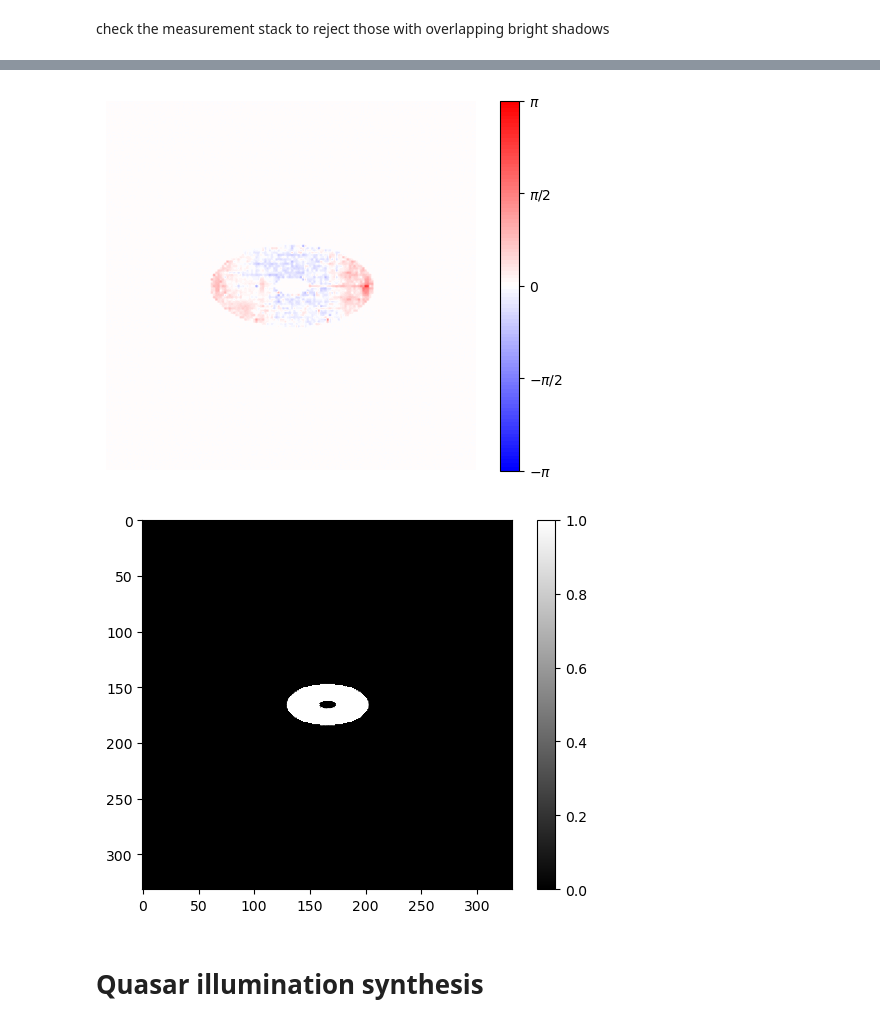
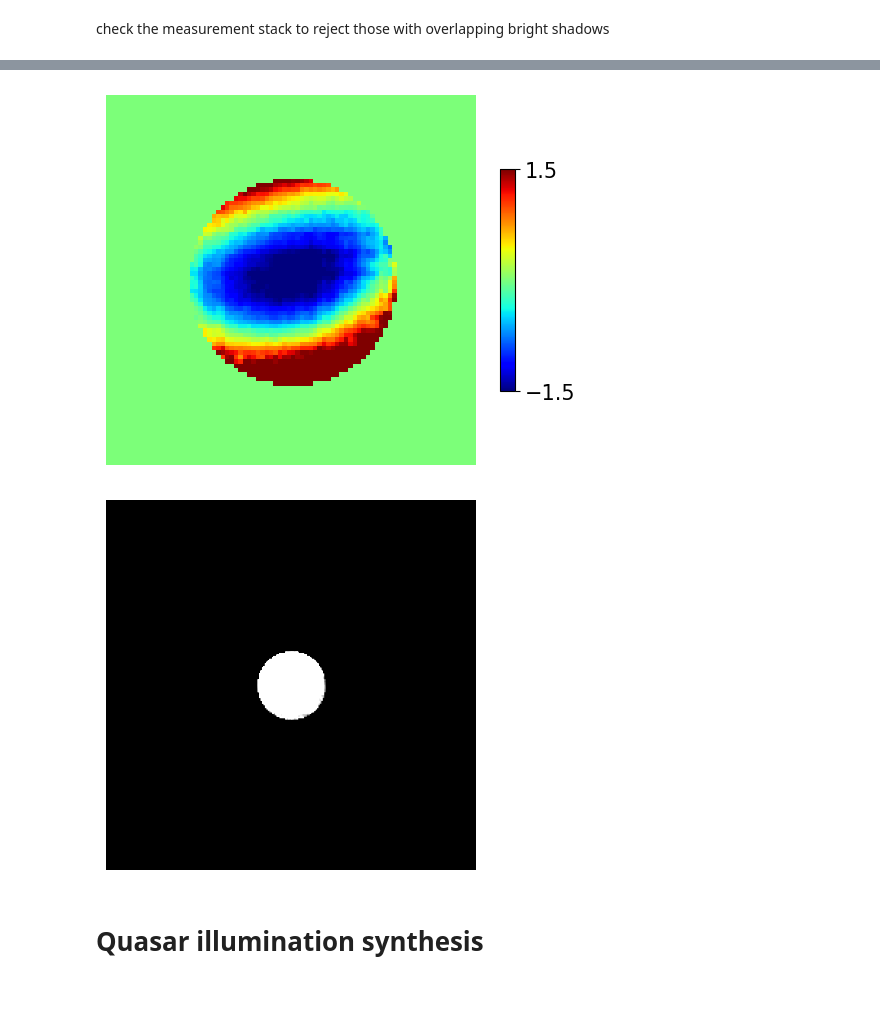
Before and after one commit to ArianaGu/EUV_FPM, a Jupyter notebook: plot_exp.ipynb, the cells around one changed output, grey strips where cells are left out. Saved outputs shown, nothing was run; the diff lists cells and outputs as text; code cells hidden in the pictures; blank space fills up the shorter version.

```diff
--- a/plot_exp.ipynb
+++ b/plot_exp.ipynb
@@ -8,5 +11,5 @@ import yaml
 # %%
-config_name = 'CD60eb'
+config_name = 'BPRP'
 config_path = f'./configs/recon/{config_name}.yaml'
 with open(config_path, 'r') as f:
     config = yaml.safe_load(f)
@@ -18,11 +21,15 @@ ROI_length = config["ROI_length"]
 recon_alg = config["recon_alg"]
 keyword = config["keyword"]
 ROI_center = config["ROI_center"]
+try:
+    use_ROI = config["use_ROI"]
+except:
+    use_ROI = False
+elliptical_pupil = config["elliptical_pupil"]
 
 if 'full' in config_path:
     full_flag = True
     recon_alg = recon_alg + '_full'
-    ROI_length = roi_size_px
 else:
     full_flag = False
 
@@ -226,46 +334,81 @@ Amplitude loss:  858.3306
 # %%
 def show_phase(phase):
-    phase_unwrapped = unwrap_phase(phase)
-    # color map
-    colors = [(0, 0, 1), (1, 1, 1), (1, 0, 0)]  # R -> W -> B
+
+    # Convert to masked array: anything that is NaN becomes masked
+    phase = np.ma.masked_invalid(phase)
+
+    # Create a custom diverging colormap
+    colors = [(0, 0, 1), (1, 1, 1), (1, 0, 0)]  # B -> W -> R
     cmap_name = 'custom_diverging'
     cm = mcolors.LinearSegmentedColormap.from_list(cmap_name, colors, N=100)
+    # Force 'bad' (masked) values to display as white
+    cm.set_bad('white')
 
     fig, ax = plt.subplots()
-    cax = ax.imshow(phase_unwrapped, cmap=cm, vmin=-np.pi, vmax=np.pi)  # Adjust the limits to -pi to pi for your use case
+    cax = ax.imshow(phase, cmap='jet',
+                    # vmin=-np.pi/2, vmax=np.pi/2
+                    vmin=-1.5, vmax=1.5
+                    )
     plt.axis('off')
 
     # Create colorbar
-    cbar = fig.colorbar(cax, ticks=[-np.pi, -np.pi/2, 0, np.pi/2, np.pi])
-    cbar.ax.set_yticklabels(['$-\pi$', '$-\pi/2$', '$0$', '$\pi/2$', '$\pi$'])
+    # cbar = fig.colorbar(cax, ticks=[-np.pi, -np.pi/2, 0, np.pi/2, np.pi])
+    # cbar.ax.set_yticklabels(['$-\pi$', '$-\pi/2$', '$0$', '$\pi/2$', '$\pi$'])
+    cbar = fig.colorbar(cax,  ticks=[-1.5, 1.5], shrink=0.6, aspect=15)
+    cbar.ax.tick_params(labelsize=15)
 
     plt.show()
 
-
+# Example usage in your main code
 if full_flag is False:
     # crop center region
     size = pupil_recon.shape[0]
-    support = size//4
-    cropped_pupil_recon = pupil_recon[size//2-support:size//2+support, size//2-support:size//2+support]
+    support = size//6
+    cropped_pupil_recon = pupil_recon[size//2-support:size//2+support,
+                                      size//2-support:size//2+support]
+    phase_unwrapped = unwrap_phase(np.angle(cropped_pupil_recon))
+    show_phase(phase_unwrapped)
 
-    show_phase(np.angle(cropped_pupil_recon))
     plt.figure(5)
     plt.imshow(np.abs(pupil_recon), cmap='gray')
     plt.clim(0, 1)
-    plt.colorbar()
+    plt.axis('off')
+    plt.show()
 
 else:
     n_rows, n_cols, patch_h, patch_w = pupil_recon.shape
-    support = patch_h//5
-    pupil_map = np.zeros((n_rows * support*2, n_cols * support*2), dtype=pupil_recon.dtype)
+
+    # Decide how large each tile should be in the final mosaic
+    support = patch_h // 7
+    tile_height = 2 * support
+    tile_width  = 2 * support
+    pupil_map = np.zeros((n_rows * tile_height, n_cols * tile_width))
+
+
     for i in range(n_rows):
         for j in range(n_cols):
-            pupil_map[i*support*2:(i+1)*support*2,
-                    j*support*2:(j+1)*support*2] = pupil_recon[i, j, patch_h//2-support:patch_h//2+support, patch_w//2-support:patch_w//2+support]
-    show_phase(np.angle(pupil_map))
+            # Extract the patch from pupil_recon
+            patch = pupil_recon[i, j,
+                                patch_h//2 - support:patch_h//2 + support,
+                                patch_w//2 - support:patch_w//2 + support]
+
+            mask = FILTER[patch_h//2 - support:patch_h//2 + support,
+                          patch_w//2 - support:patch_w//2 + support]
+            patch[~mask] = np.nan
+
+            # Place this masked patch into the pupil_map
+            row_start = i * tile_height
+            row_end   = (i + 1) * tile_height
+            col_start = j * tile_width
+            col_end   = (j + 1) * tile_width
+            pupil_map[row_start:row_end, col_start:col_end] = np.angle(patch)
+
+
+    # Finally, show the resulting tiled phase map with the masked-out region in white
+    show_phase(pupil_map)
 # %% [output]
-[figure, old version]
+[figure, new version]
-[figure, old version]
+[figure, new version]
 # %%
 def sim_illumination(obj, ill, pupil):
     from tqdm.notebook import tqdm
```
Also changed, not shown: parts of 12 cells of this notebook, 8 other files.
